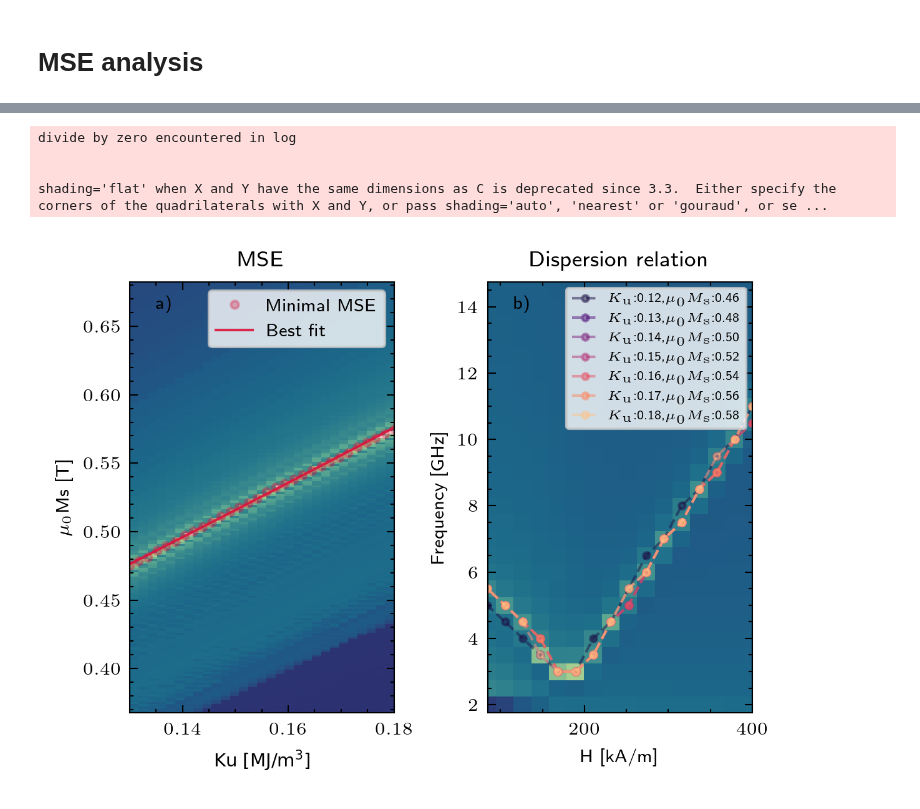
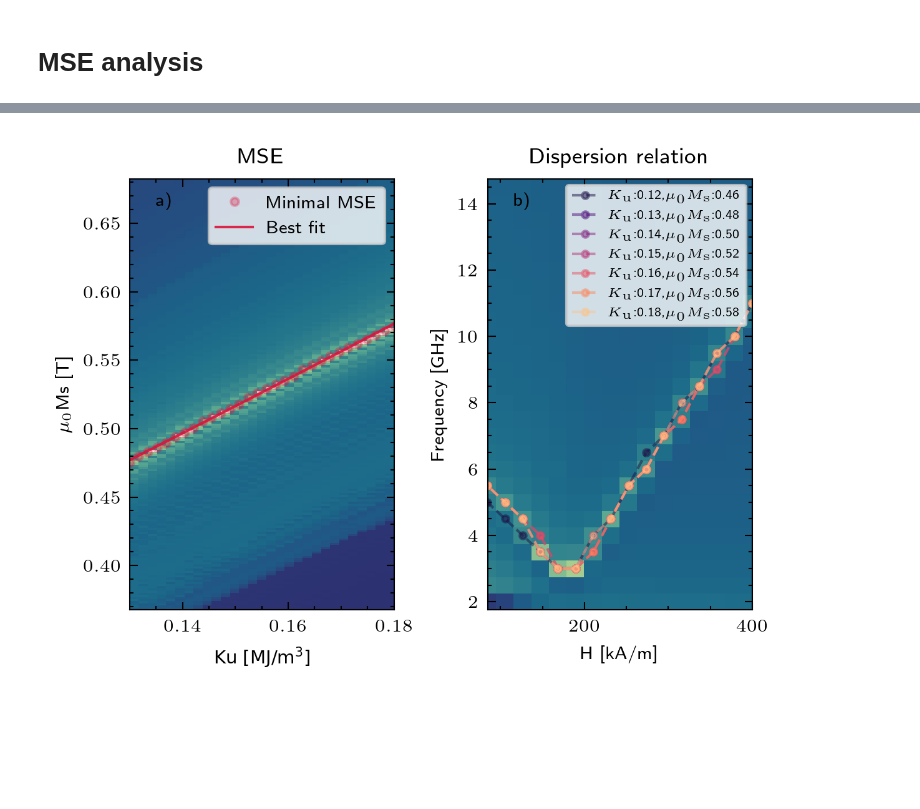
Before and after one commit to LemurPwned/cmtj, a Jupyter notebook: examples/harmonic-hall/VoltageSpinDiodeFits.ipynb, the cells around one changed output, grey strips where cells are left out. Saved outputs shown, nothing was run; the diff lists cells and outputs as text; code cells hidden in the pictures; blank space fills up the shorter version.

```diff
--- a/examples/harmonic-hall/VoltageSpinDiodeFits.ipynb
+++ b/examples/harmonic-hall/VoltageSpinDiodeFits.ipynb
@@ -207,7 +207,7 @@ def simulate_lorentz(Ms, Ku, frequency, orient, alpha=1e-4, Irf=0.5e-3):
 
     HoeAmpl = 5000  # A/m
     Hspace = np.linspace(350e3, 630e3, num=100)
-    int_step = 1e-12
+    int_step = 1e-13
     theta = np.deg2rad(91)
     if orient == '4p':
         phideg = 0
@@ -263,7 +263,7 @@ vscans = []
 fscan = np.arange(12, 17)
 # orient = '4p'
 alpha = 30e-3
-for orient, irf in zip(('4p', '2p'), (0.75e-3, 0.45e-3)):
+for orient, irf in zip(('4p', '2p'), (0.75e-3, 0.4e-3)):
     for f in tqdm(fscan):
         hscan, vscan = simulate_lorentz(0.525,
                                         1.54e5,
@@ -673,45 +658,39 @@ with plt.style.context(['science', 'nature']):
     ax1.set_ylabel(r"$\mathdefault{\mu_\mathrm{0}}$Ms [T]")
 
     for i, (line, K, M) in enumerate(zip(lines, Ku_, Ms_)):
         min_line = freqs[line.argmin(axis=0)]
-        ax2.plot(
-            hspace / 1e3,
-            min_line / 1e9,
-            '.--',
-            color=magma[i],
-            alpha=0.5,
-            markersize=5,
-            label=r"$\mathdefault{K}_\textrm{u}$:" +
-            f"{K/1e6:.2f}," +
-            r"$\mu_\textrm{0}\mathdefault{M}_\textrm{s}$:" + f"{M:.2f}")
+        ax2.plot(hspace / 1e3,
+                 min_line / 1e9,
+                 '.--',
+                 color=magma[i],
+                 alpha=0.5,
+                 markersize=5,
+                 label=r"$\mathdefault{K}_\textrm{u}$:" + f"{K/1e6:.2f}," +
+                 r"$\mu_\textrm{0}\mathdefault{M}_\textrm{s}$:" + f"{M:.2f}")
         ax2.pcolor(hspace / 1e3, freqs / 1e9, line, cmap=crest, shading='auto')
     ax2.set_xlabel("H [kA/m]")
     ax2.set_xlim([85, 400])
     ax2.set_ylabel("Frequency [GHz]")
     ax2.set_title("Dispersion relation")
 
     import matplotlib.transforms as mtransforms
     for label, ax in zip(['a)', 'b)'], (ax1, ax2)):
         # label physical distance in and down:
         trans = mtransforms.ScaledTranslation(10 / 72, -5 / 72,
                                               fig.dpi_scale_trans)
         ax.text(
             0.0,
             1.0,
             label,
             transform=ax.transAxes + trans,
             fontsize='medium',
             verticalalignment='top',
             # fontfamily='serif',
             bbox=dict(facecolor='none', edgecolor='none', pad=3.0))
     ax1.legend(frameon=True, loc=0)
     ax2.legend(frameon=True, facecolor='w', prop={'size': 5}, loc=1)
 
     fig.tight_layout()
     # fig.align_ylabels()
 # %% [output]
-divide by zero encountered in log
-
-
-shading='flat' when X and Y have the same dimensions as C is deprecated since 3.3.  Either specify the corners of the quadrilaterals with X and Y, or pass shading='auto', 'nearest' or 'gouraud', or se ...
-[figure, old version]
+[figure, new version]
```
Also changed, not shown: parts of 4 cells of this notebook, 1 other file.
